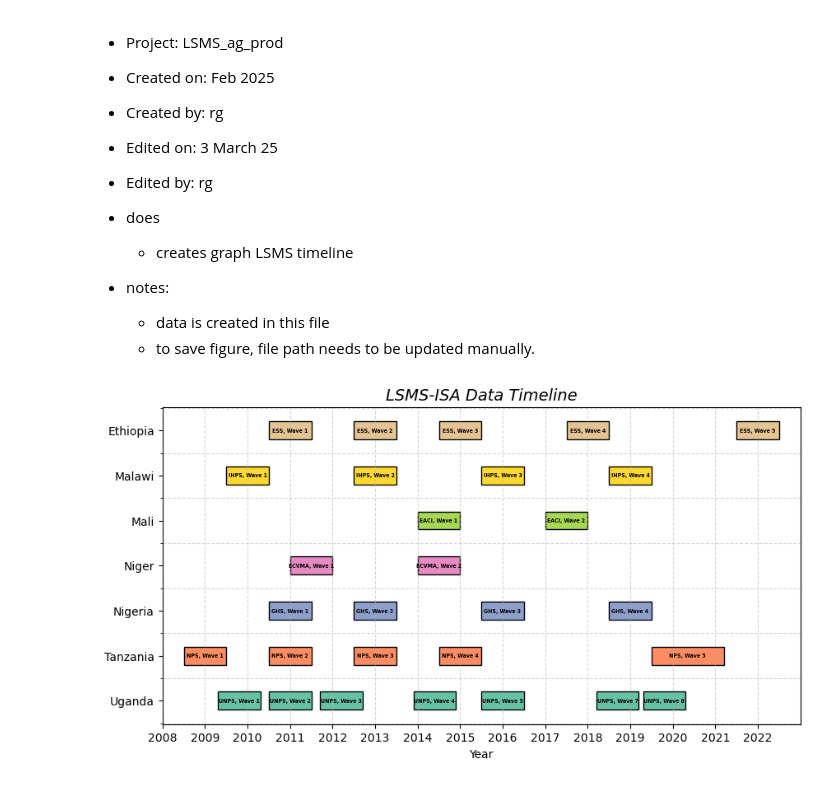
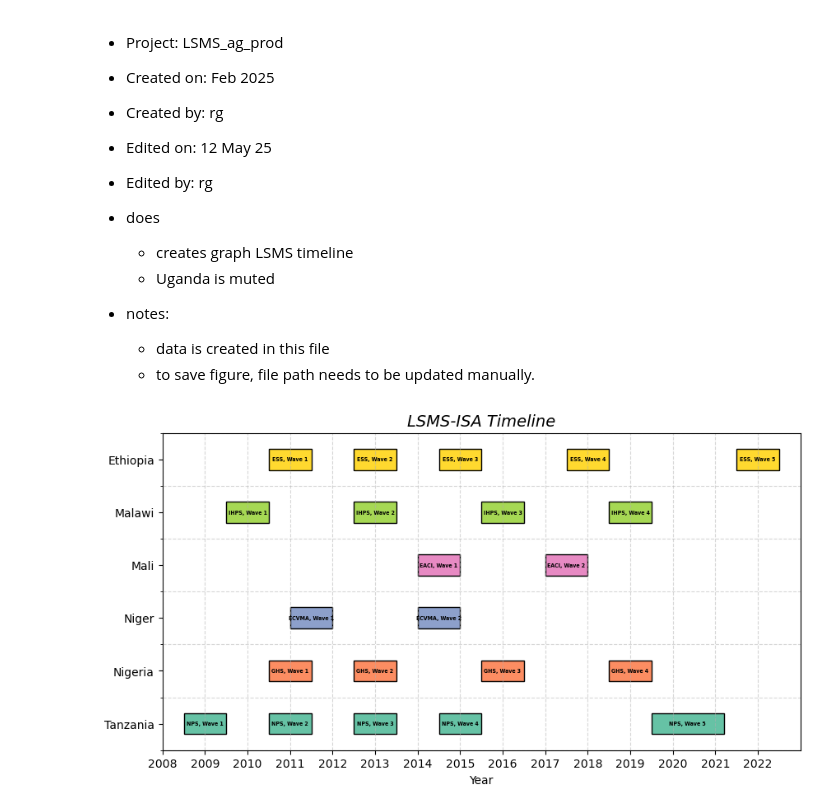
Before and after one commit to AIDELabAZ/lsms_ag_prod, a Jupyter notebook: analysis/graphs and tables/lsms_timeline.ipynb, the cells around one changed output. Drawn from its saved outputs; the diff is of its cells as text; code cells hidden in the pictures.

Commit message:
updated visualizations and code

```diff
--- a/analysis/graphs and tables/lsms_timeline.ipynb
+++ b/analysis/graphs and tables/lsms_timeline.ipynb
@@ -2,11 +2,12 @@
 * Project: LSMS_ag_prod
 * Created on: Feb 2025
 * Created by: rg
-* Edited on: 3 March 25
+* Edited on: 12 May 25
 * Edited by: rg
 
 * does
 	* creates graph LSMS timeline
+    * Uganda is muted
 
 * notes:
     * data is created in this file
@@ -28,40 +29,40 @@ data = pd.DataFrame({
                  "Mali", "Mali",
                  "Niger", "Niger",
                  "Nigeria", "Nigeria", "Nigeria", "Nigeria",
-                 "Tanzania", "Tanzania", "Tanzania", "Tanzania", "Tanzania",
-                 "Uganda", "Uganda", "Uganda", "Uganda", "Uganda", "Uganda", "Uganda"],
+                 "Tanzania", "Tanzania", "Tanzania", "Tanzania", "Tanzania"] ,
+                 #"Uganda", "Uganda", "Uganda", "Uganda", "Uganda", "Uganda", "Uganda"],
 
     "survey" :  ["ESS", "ESS", "ESS", "ESS", "ESS",
                  "IHPS", "IHPS", "IHPS", "IHPS",
                  "EACI", "EACI",
                  "ECVMA", "ECVMA",
                  "GHS", "GHS", "GHS", "GHS",
-                 "NPS", "NPS", "NPS", "NPS", "NPS",
-                 "UNPS", "UNPS", "UNPS", "UNPS", "UNPS", "UNPS", "UNPS"],
+                 "NPS", "NPS", "NPS", "NPS", "NPS"],
+                 #"UNPS", "UNPS", "UNPS", "UNPS", "UNPS", "UNPS", "UNPS"],
 
     "wave" :    ["Wave 1", "Wave 2", "Wave 3", "Wave 4", "Wave 5",
                  "Wave 1", "Wave 2", "Wave 3", "Wave 4",
                  "Wave 1", "Wave 2",
                  "Wave 1", "Wave 2",
                  "Wave 1", "Wave 2", "Wave 3", "Wave 4",
-                 "Wave 1", "Wave 2", "Wave 3", "Wave 4", "Wave 5",
-                 "Wave 1", "Wave 2", "Wave 3", "Wave 4", "Wave 5", "Wave 7", "Wave 8"],
+                 "Wave 1", "Wave 2", "Wave 3", "Wave 4", "Wave 5"],
+                 #"Wave 1", "Wave 2", "Wave 3", "Wave 4", "Wave 5", "Wave 7", "Wave 8"],
 
     "start_year" : [2010.5, 2012.5, 2014.5, 2017.5, 2021.5,
                     2009.5, 2012.5, 2015.5, 2018.5,
                     2014, 2017,
                     2011, 2014,
                     2010.5, 2012.5, 2015.5, 2018.5,
-                    2008.5, 2010.5, 2012.5, 2014.5, 2019.5,
-                    2009.3, 2010.5, 2011.7, 2013.9, 2015.5, 2018.2, 2019.3],
+                    2008.5, 2010.5, 2012.5, 2014.5, 2019.5] ,
+                   # 2009.3, 2010.5, 2011.7, 2013.9, 2015.5, 2018.2, 2019.3],
 
     "end_year" :    [2011.5, 2013.5, 2015.5, 2018.5, 2022.5,
                     2010.5, 2013.5, 2016.5, 2019.5,
                     2015, 2018,
                     2012, 2015,
                     2011.5, 2013.5, 2016.5, 2019.5,
-                    2009.5, 2011.5, 2013.5, 2015.5, 2021.2,
-                    2010.3, 2011.5, 2012.7, 2014.9, 2016.5, 2019.2, 2020.3],
+                    2009.5, 2011.5, 2013.5, 2015.5, 2021.2] ,
+                   # 2010.3, 2011.5, 2012.7, 2014.9, 2016.5, 2019.2, 2020.3],
 
 })
 # %%
@@ -87,32 +88,32 @@ for _, row in data.iterrows():
             left=row["start_year"],
             height=0.8,
             color=country_colors[row["country"]], edgecolor="black")
 
     # text inside bars
     ax.text(row["start_year"] + (row["end_year"] - row["start_year"]) / 2,
             row["country_pos"],
             f"{row['survey']}, {row['wave']}",
             ha = "center", va = "center", fontsize = 4.5, fontweight = "bold", color = "black")
 
 # align country names (y-lables) with bars
 ax.set_yticks(y_positions)
 ax.set_yticklabels(unique_countries, fontsize = 10)
 
 # range and labels of x-axis
 ax.set_xticks(range(2008, 2023, 1))
 ax.set_xlim(2008, 2023)
 ax.set_xlabel("Year", fontsize = 10)
 
 # keep gridlines positioned between two horizontal gridlines
 ax.set_yticks(grid_positions, minor=True)
 ax.grid(axis = "y", linestyle = "--", alpha = 0.5, which = "minor")
 ax.grid(axis = "x", linestyle = "--", alpha = 0.5)
 
 # tittle
-ax.set_title("LSMS-ISA Data Timeline", fontsize=14, style = "italic")
+ax.set_title("LSMS-ISA Timeline", fontsize=14, style = "italic")
 
 # save plot
 plt.savefig(f"{save_path}LSMS_timeline.pdf", format = "pdf", bbox_inches = "tight")
 plt.show()
 # %% [output]
-[figure, old version]
+[figure, new version]
```
Also changed, not shown: 2 other files.
